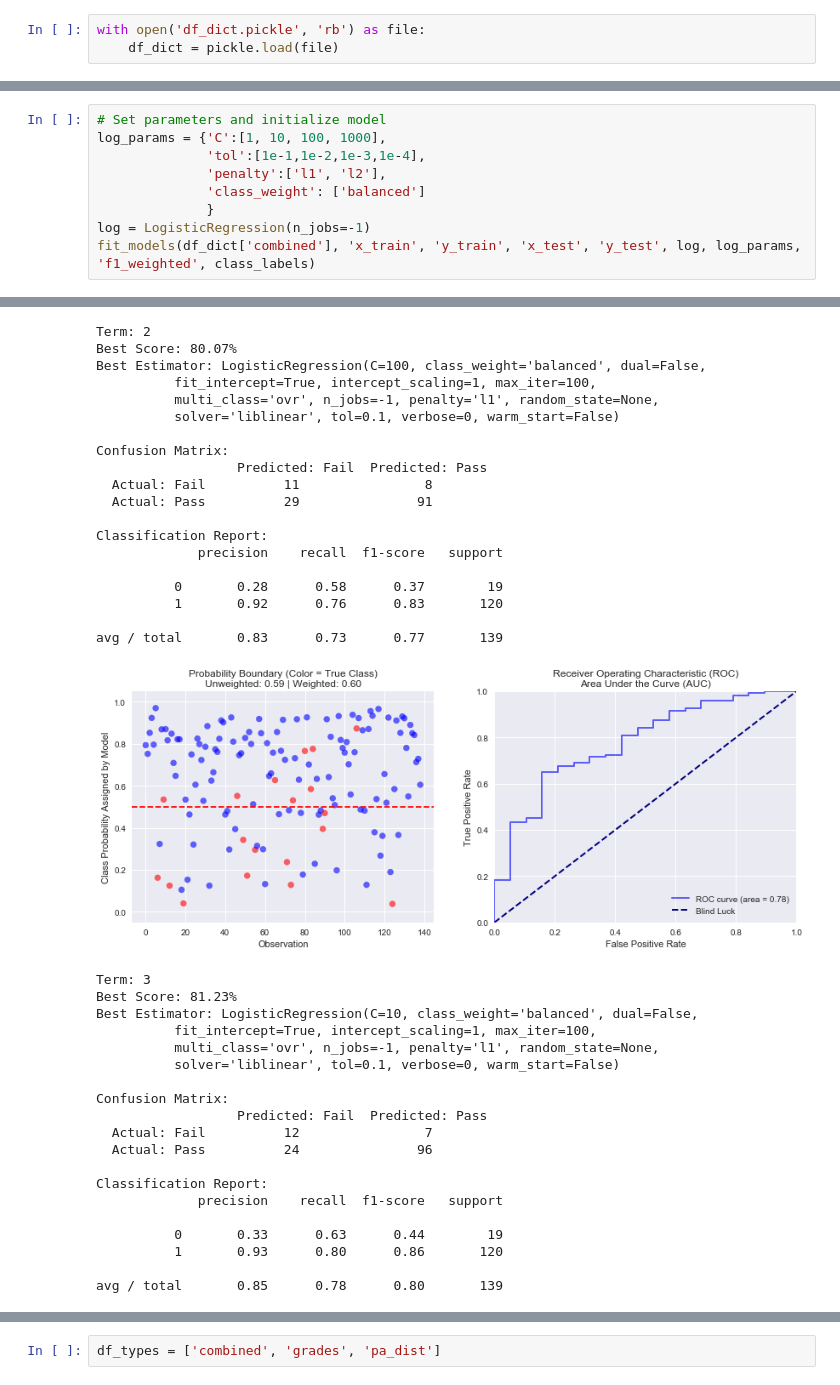
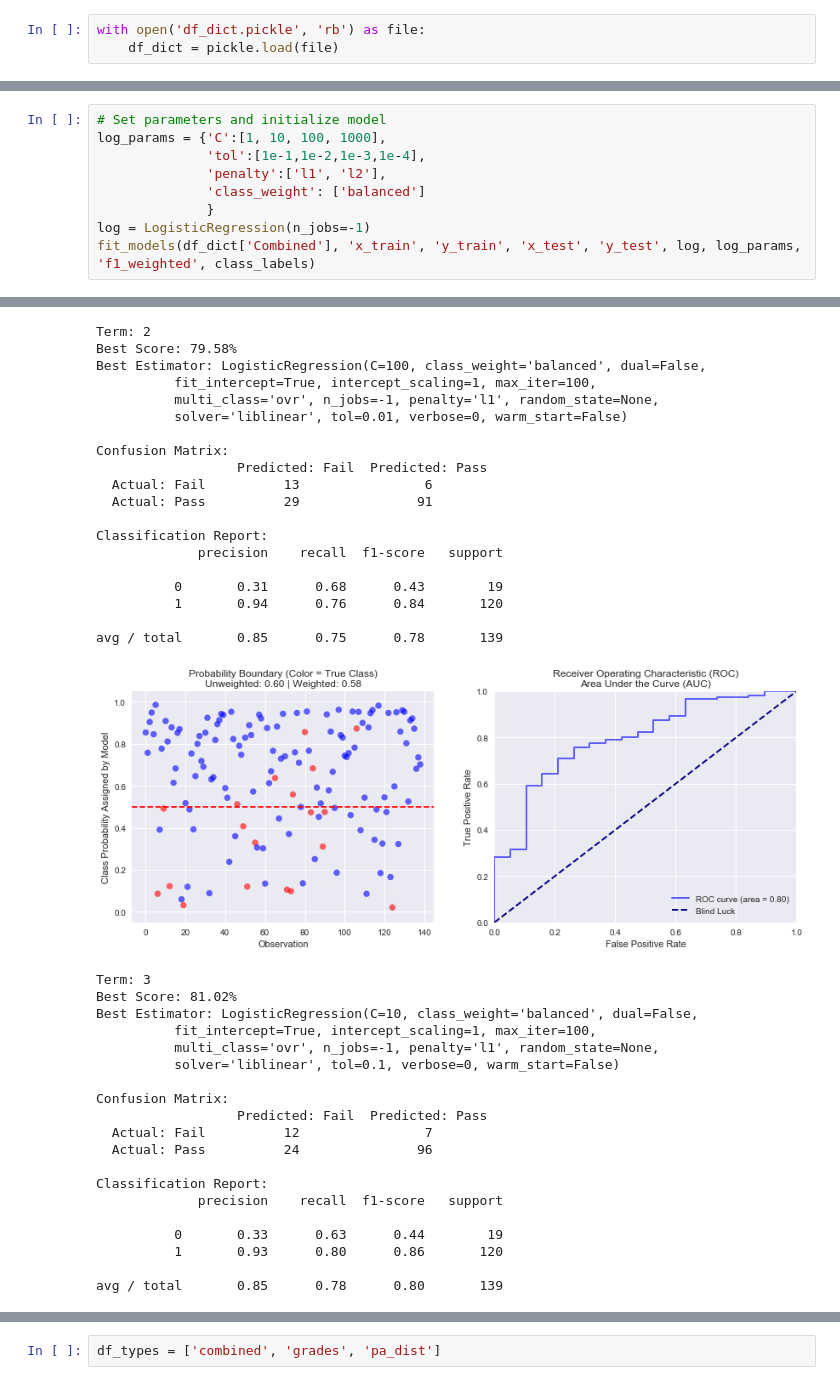
Before and after one commit to zstachniak/Predictive-Testing, a Jupyter notebook: Predictive Testing - Model Building and Analysis.ipynb, the cells around one changed output, grey strips where cells are left out. Saved outputs shown, nothing was run; the diff lists cells and outputs as text.

```diff
--- a/Predictive Testing - Model Building and Analysis.ipynb
+++ b/Predictive Testing - Model Building and Analysis.ipynb
@@ -336,7 +351,7 @@ log_params = {'C':[1, 10, 100, 1000],
               'class_weight': ['balanced']
               }
 log = LogisticRegression(n_jobs=-1)
-fit_models(df_dict['combined'], 'x_train', 'y_train', 'x_test', 'y_test', log, log_params, 'f1_weighted', class_labels)
+fit_models(df_dict['Combined'], 'x_train', 'y_train', 'x_test', 'y_test', log, log_params, 'f1_weighted', class_labels)
 # %% [output]
 Model: LogisticRegression
 Term: 1
@@ -347,40 +362,40 @@ Best Estimator: LogisticRegression(C=100, class_weight='balanced', dual=False,
           solver='liblinear', tol=0.01, verbose=0, warm_start=False)
 
 Confusion Matrix:
                   Predicted: Fail  Predicted: Pass
   Actual: Fail          16                3
   Actual: Pass          28               92
 
 Classification Report:
              precision    recall  f1-score   support
 
           0       0.36      0.84      0.51        19
           1       0.97      0.77      0.86       120
 
 avg / total       0.89      0.78      0.81       139
 [figure]
 Term: 2
-Best Score: 80.07%
+Best Score: 79.58%
 Best Estimator: LogisticRegression(C=100, class_weight='balanced', dual=False,
           fit_intercept=True, intercept_scaling=1, max_iter=100,
           multi_class='ovr', n_jobs=-1, penalty='l1', random_state=None,
-          solver='liblinear', tol=0.1, verbose=0, warm_start=False)
+          solver='liblinear', tol=0.01, verbose=0, warm_start=False)
 
 Confusion Matrix:
                   Predicted: Fail  Predicted: Pass
-  Actual: Fail          11                8
+  Actual: Fail          13                6
   Actual: Pass          29               91
 
 Classification Report:
              precision    recall  f1-score   support
 
-          0       0.28      0.58      0.37        19
-          1       0.92      0.76      0.83       120
+          0       0.31      0.68      0.43        19
+          1       0.94      0.76      0.84       120
 
-avg / total       0.83      0.73      0.77       139
+avg / total       0.85      0.75      0.78       139
-[figure, old version]
+[figure, new version]
 Term: 3
-Best Score: 81.23%
+Best Score: 81.02%
 Best Estimator: LogisticRegression(C=10, class_weight='balanced', dual=False,
           fit_intercept=True, intercept_scaling=1, max_iter=100,
           multi_class='ovr', n_jobs=-1, penalty='l1', random_state=None,
```
Also changed, not shown: parts of 32 cells of this notebook, 2 other files.
